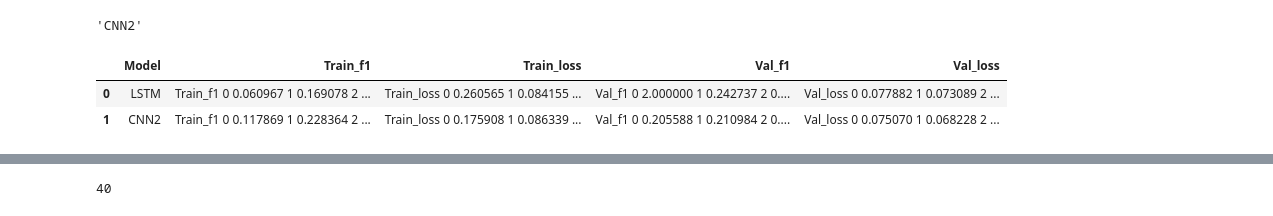
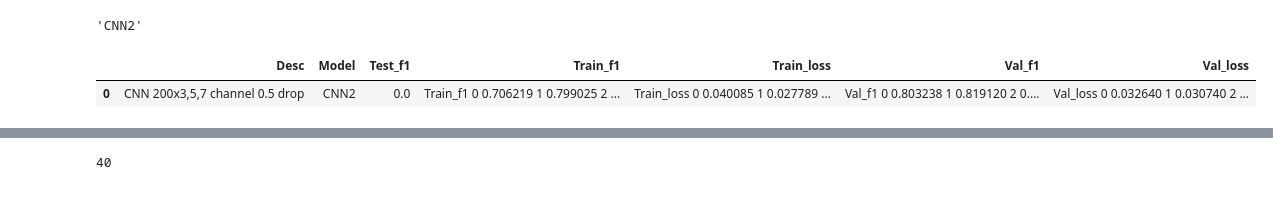
Before and after one commit to jannenev/reuters, a Jupyter notebook: simple_version.ipynb, the cells around one changed output, grey strips where cells are left out. Saved outputs shown, nothing was run; the diff lists cells and outputs as text; code cells hidden in the pictures.

```diff
--- a/simple_version.ipynb
+++ b/simple_version.ipynb
@@ -316,7 +321,7 @@ def evaluate(model, iterator, criterion):
     eps = 1e-7
     epoch_precision = epoch_tpos / (epoch_tpos + epoch_fpos +eps)
     epoch_recall = epoch_tpos / (epoch_tpos + epoch_fneg +eps)
-    epoch_f1 = 2* (  ((epoch_precision * epoch_recall)+eps) / (epoch_precision + epoch_recall +eps))
+    epoch_f1 = 2* (  ((epoch_precision * epoch_recall)+eps) / (epoch_precision + epoch_recall +2*eps))
 
     return epoch_loss / len(iterator), epoch_precision, epoch_recall, epoch_f1
 # %% [markdown]
@@ -396,7 +402,7 @@ results = pd.DataFrame()
 ### Train
 # %%
 # Ver2 - F1
-N_EPOCHS = 10
+N_EPOCHS = 15
 
 for epoch in range(N_EPOCHS):
     print(epoch)
@@ -433,6 +436,6 @@ for epoch in range(N_EPOCHS):
 # %%
 # Ver2 - F1
-N_EPOCHS = 10
+N_EPOCHS = 5
 
 for epoch in range(N_EPOCHS):
     print(epoch)
@@ -440,5 +443,8 @@ for epoch in range(N_EPOCHS):
     train_loss, train_precision, train_recall, train_f1 = train(model, train_iterator, optimizer, criterion)
     valid_loss, valid_precision, valid_recall, valid_f1 = evaluate(model, valid_iterator, criterion)
 
+    train_losses.append(train_loss); train_f1s.append(train_f1)
+    val_losses.append(valid_loss); val_f1s.append(valid_f1)
+
     #print(f'| Epoch:{epoch+1:02} | Train Loss: {train_loss:.3f} | Tr Precision: {train_precision:.3f} | Tr recall: {train_recall:.3f} | Tr f1: {train_f1:.3f} | Valid f1: {valid_f1:.3f} |')
     print(f'| Ep:{epoch+1:02} |Tr Loss:{train_loss:.3f} |Prec:{train_precision:.3f} |Rec:{train_recall:.3f} |f1:{train_f1:.3f} |Val Loss:{valid_loss:.3f} |prec:{valid_precision:.3f} |rec:{valid_recall:.3f} |f1:{valid_f1:.3f} |')
@@ -486,3 +491,6 @@ model_name = type(model).__name__
 model_name
 # %% [output]
 'CNN2'
+# %%
+desc = desc = "CNN 200x3,5,7 channel 0.5 drop"
+test_f1 = 0
@@ -489,14 +499,16 @@ model_name
 # %%
-results = results.append({'Model': model_name, 'Train_loss': pd.DataFrame({'Train_loss':train_losses}),
+results = results.append({'Model': model_name,
+                          'Desc' : desc,
+                          'Test_f1': test_f1,
+                          'Train_loss': pd.DataFrame({'Train_loss':train_losses}),
                                          'Train_f1': pd.DataFrame({'Train_f1':train_f1s}),
                                          'Val_loss': pd.DataFrame({'Val_loss':val_losses}),
                                          'Val_f1': pd.DataFrame({'Val_f1':val_f1s})  }, ignore_index=True)
 
 results
 # %% [output]
-|  | Model | Train_f1 | Train_loss | Val_f1 | Val_loss |
-| 0 | LSTM | Train_f1 0 0.060967 1 0.169078 2 ... | Train_loss 0 0.260565 1 0.084155 ... | Val_f1 0 2.000000 1 0.242737 2 0.... | Val_loss 0 0.077882 1 0.073089 2 ... |
-| 1 | CNN2 | Train_f1 0 0.117869 1 0.228364 2 ... | Train_loss 0 0.175908 1 0.086339 ... | Val_f1 0 0.205588 1 0.210984 2 0.... | Val_loss 0 0.075070 1 0.068228 2 ... |
+|  | Desc | Model | Test_f1 | Train_f1 | Train_loss | Val_f1 | Val_loss |
+| 0 | CNN 200x3,5,7 channel 0.5 drop | CNN2 | 0.0 | Train_f1 0 0.706219 1 0.799025 2 ... | Train_loss 0 0.040085 1 0.027789 ... | Val_f1 0 0.803238 1 0.819120 2 0.... | Val_loss 0 0.032640 1 0.030740 2 ... |
 # %%
 results.to_pickle('results.pkl')
 # %%
```
Also changed, not shown: parts of 19 cells of this notebook.
